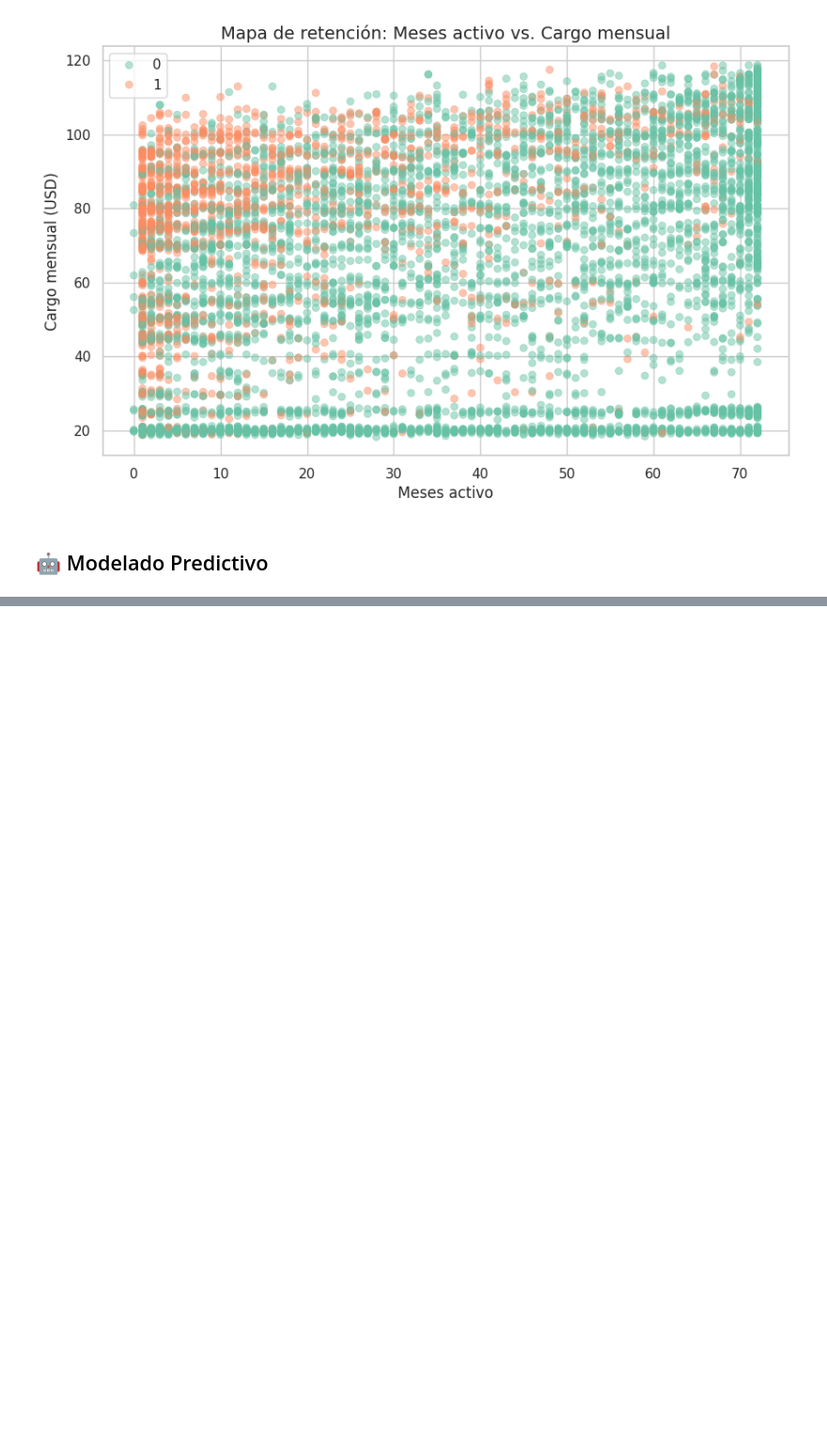
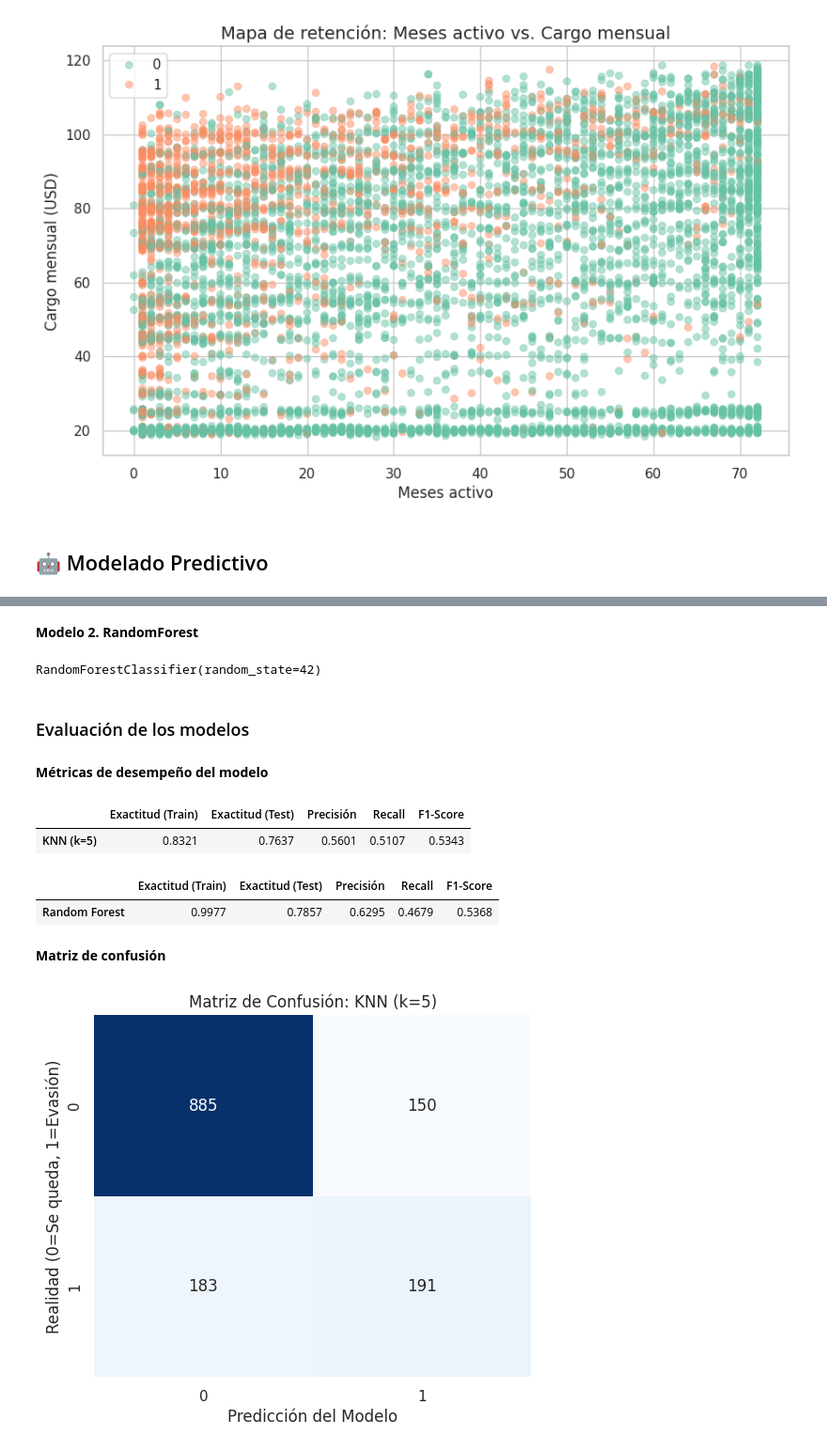
Before and after one commit to MiguelVR9/challenge-telecomX-prediction, a Jupyter notebook: TelecomX_LATAM_2.ipynb, the cells around one changed output, grey strips where cells are left out. Shown at 94% size. Drawn from its saved outputs; the diff is of its cells as text; code cells hidden in the pictures; blank space fills up the shorter version.

Commit message:
Modelado predictivo inicial

```diff
--- a/TelecomX_LATAM_2.ipynb
+++ b/TelecomX_LATAM_2.ipynb
@@ -334,0 +335,4 @@ scatterplot_cm_ma().show()
+# %%
+from sklearn.model_selection import train_test_split
+
+X_train, X_test, y_train, y_test = train_test_split(X, y, test_size=0.20, random_state=42, stratify=y)
@@ -334,0 +343,12 @@ scatterplot_cm_ma().show()
+# %%
+from sklearn.neighbors import KNeighborsClassifier
+from sklearn.preprocessing import StandardScaler
+from sklearn.pipeline import Pipeline
+
+knn_pipeline = Pipeline([
+    ('scaler', StandardScaler()),
+    ('knn', KNeighborsClassifier(n_neighbors=5))
+])
+
+# Entrenamos el modelo
+knn_pipeline.fit(X_train, y_train)
@@ -334,0 +357,13 @@ scatterplot_cm_ma().show()
+# %% [markdown]
+**Modelo 2. RandomForest**
+# %%
+from sklearn.ensemble import RandomForestClassifier
+
+rf_model = RandomForestClassifier(n_estimators=100, random_state=42)
+rf_model.fit(X_train, y_train)
+# %% [output]
+RandomForestClassifier(random_state=42)
+# %% [markdown]
+### Evaluación de los modelos
+# %% [markdown]
+**Métricas de desempeño del modelo**
@@ -334,0 +372,39 @@ scatterplot_cm_ma().show()
+# %%
+#Modelo KNN
+y_pred_knn = knn_pipeline.predict(X_test)
+y_train_pred_knn = knn_pipeline.predict(X_train)
+
+metrics_knn = {
+    "Exactitud (Train)": accuracy_score(y_train, y_train_pred_knn),
+    "Exactitud (Test)": accuracy_score(y_test, y_pred_knn),
+    "Precisión": precision_score(y_test, y_pred_knn),
+    "Recall": recall_score(y_test, y_pred_knn),
+    "F1-Score": f1_score(y_test, y_pred_knn)
+}
+
+df_knn = pd.DataFrame(metrics_knn, index=["KNN (k=5)"])
+display(df_knn.round(4))
+# %% [output]
+|  | Exactitud (Train) | Exactitud (Test) | Precisión | Recall | F1-Score |
+| KNN (k=5) | 0.8321 | 0.7637 | 0.5601 | 0.5107 | 0.5343 |
+# %%
+#Modelo RandomForest
+y_pred_rf = rf_model.predict(X_test)
+y_train_pred_rf = rf_model.predict(X_train)
+
+metrics_rf = {
+    "Exactitud (Train)": accuracy_score(y_train, y_train_pred_rf),
+    "Exactitud (Test)": accuracy_score(y_test, y_pred_rf),
+    "Precisión": precision_score(y_test, y_pred_rf),
+    "Recall": recall_score(y_test, y_pred_rf),
+    "F1-Score": f1_score(y_test, y_pred_rf)
+}
+
+# Creamos un DataFrame para visualizarlo como tabla
+df_rf = pd.DataFrame(metrics_rf, index=["Random Forest"])
+display(df_rf.round(4))
+# %% [output]
+|  | Exactitud (Train) | Exactitud (Test) | Precisión | Recall | F1-Score |
+| Random Forest | 0.9977 | 0.7857 | 0.6295 | 0.4679 | 0.5368 |
+# %% [markdown]
+**Matriz de confusión**
@@ -334,0 +413,11 @@ scatterplot_cm_ma().show()
+# %%
+#Modelo KNN
+plt.figure(figsize=(6, 5))
+cm_knn = confusion_matrix(y_test, y_pred_knn)
+sns.heatmap(cm_knn, annot=True, fmt='d', cmap='Blues', cbar=False)
+plt.title('Matriz de Confusión: KNN (k=5)')
+plt.ylabel('Realidad (0=Se queda, 1=Evasión)')
+plt.xlabel('Predicción del Modelo')
+plt.show()
+# %% [output]
+[figure, added]
```
Also changed, not shown: parts of 13 cells of this notebook.
